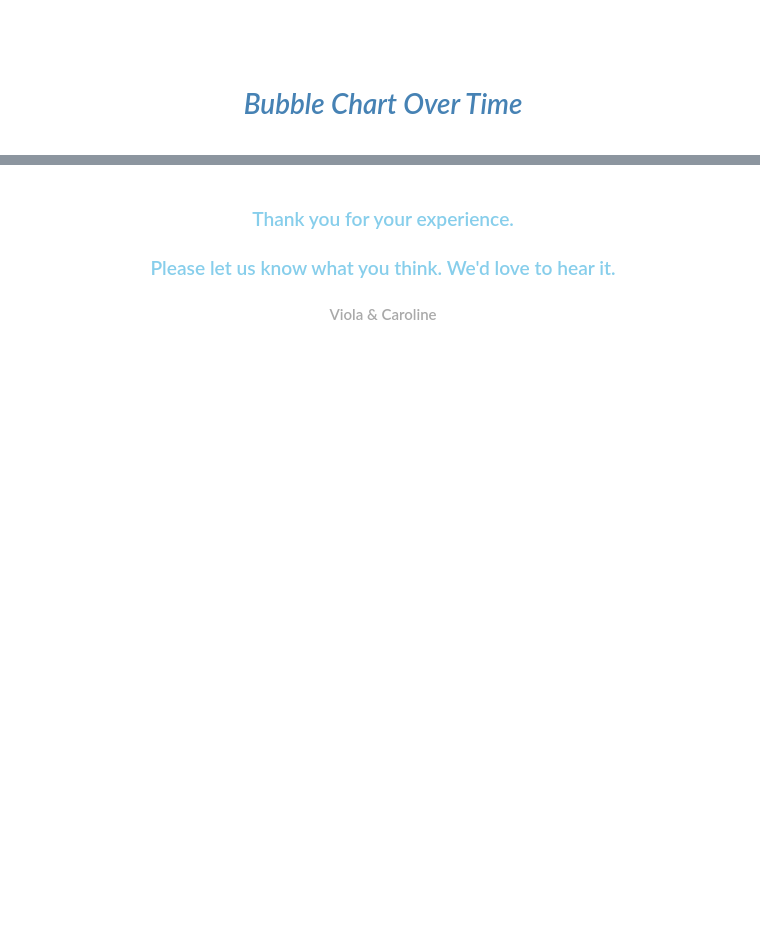
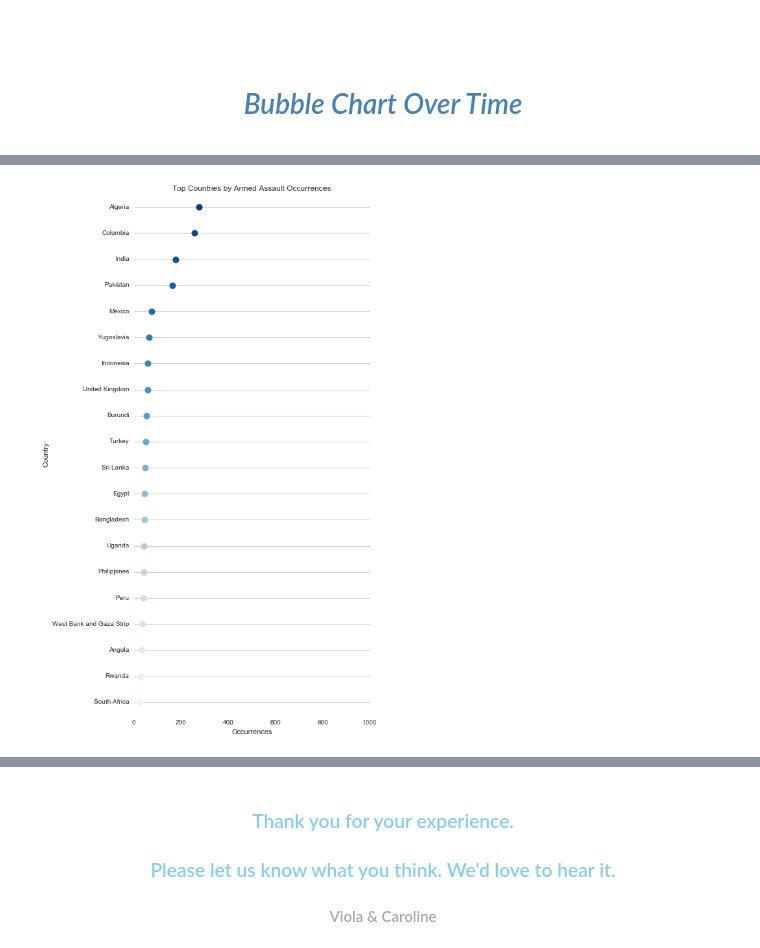
Before and after one commit to ICT4SD/Terrorism_Analysis, a Jupyter notebook: IVIS-GTD/Global Terrorism Analysis - ICT4SD.ipynb, the cells around one changed output, grey strips where cells are left out. Drawn from its saved outputs; the diff is of its cells as text; code cells hidden in the pictures; blank space fills up the shorter version.

```diff
--- a/IVIS-GTD/Global Terrorism Analysis - ICT4SD.ipynb
+++ b/IVIS-GTD/Global Terrorism Analysis - ICT4SD.ipynb
@@ -98,3 +100,7 @@ IVIS_HT()
+# %%
+GTA_DOT()
+# %% [output]
+[figure, added]
 # %% [markdown]
 [![ICT4SD supports the Sustainable Development Goals.](https://ict4sd.github.io/img/E_Logo_No%20UN%20Emblem-01.png)](https://ict4sd.github.io/2016/11/11/Project_Global_Terror/)
 <span class="caption text-muted"> </span>
```
Also changed, not shown: parts of 11 cells of this notebook.
